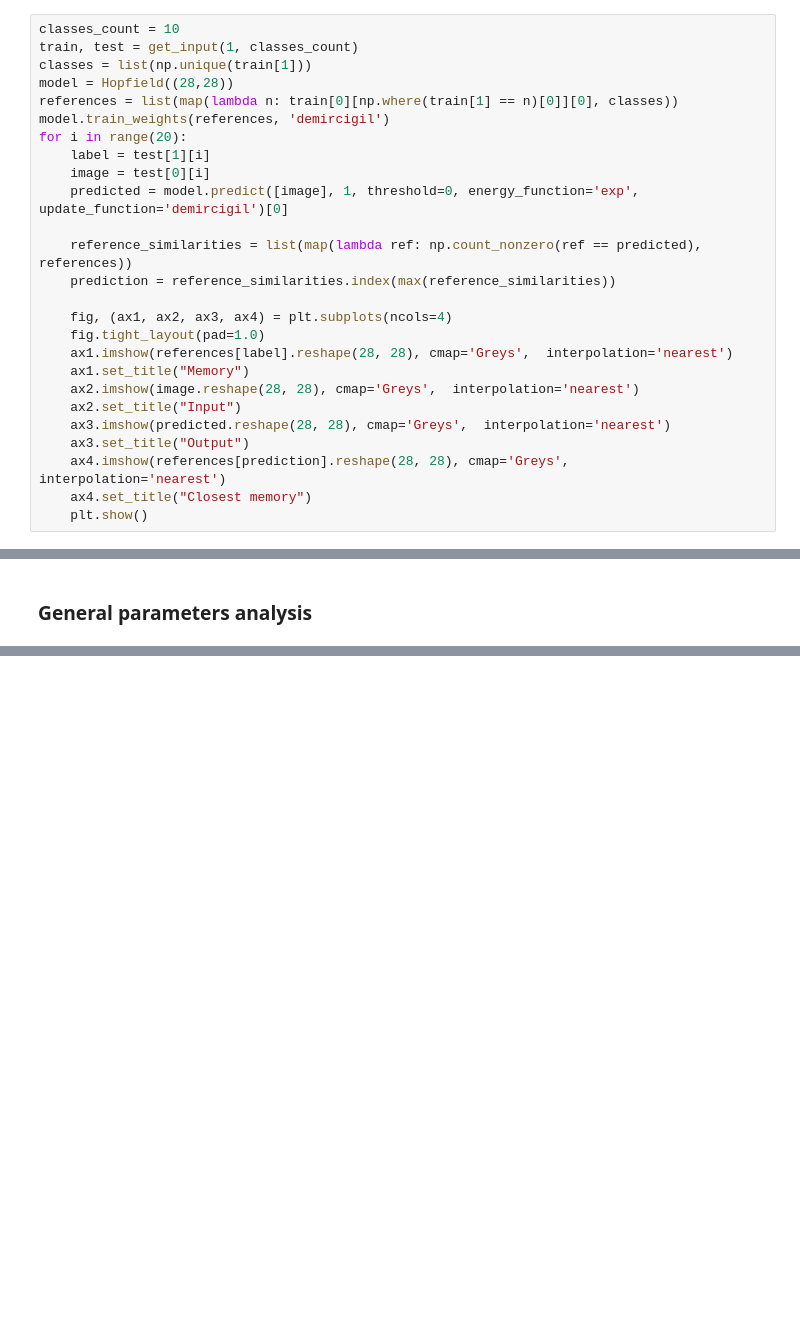
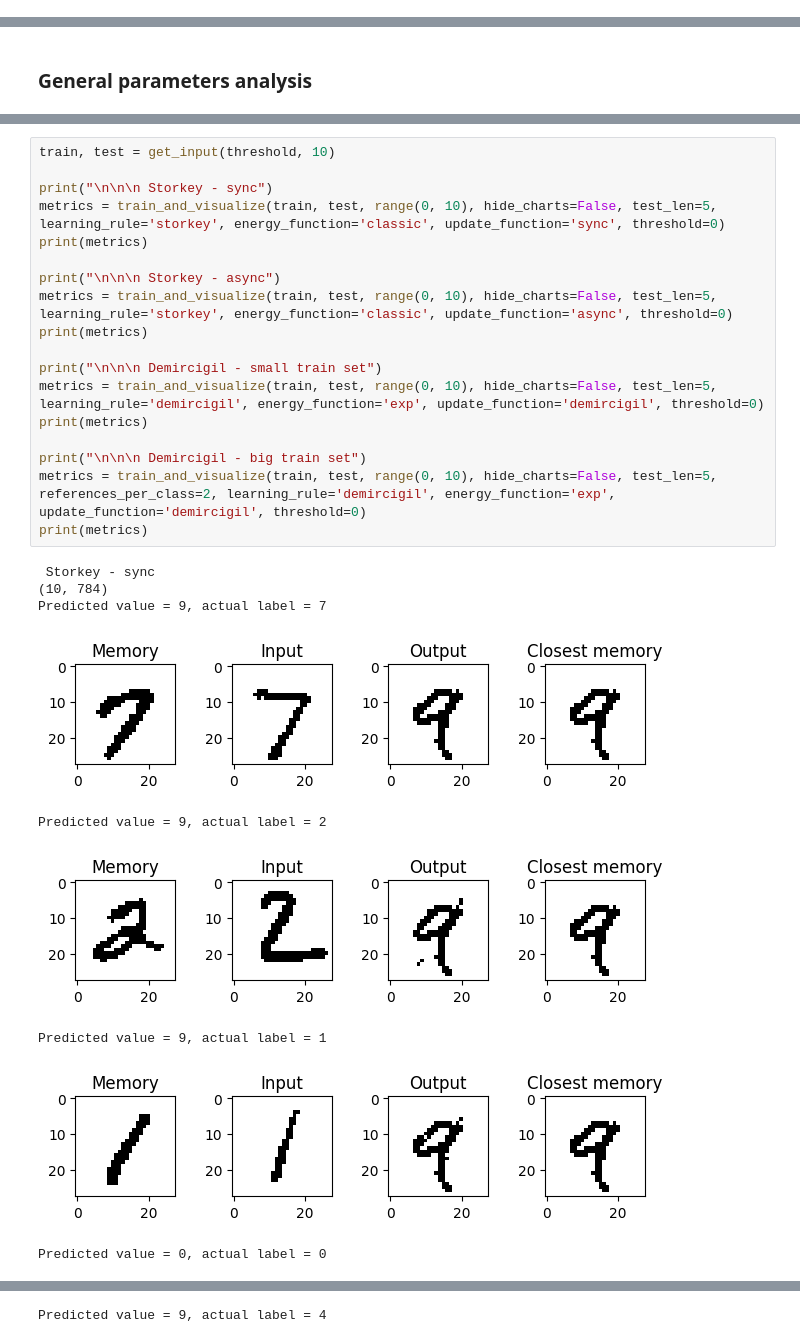
Before and after one commit to volodymyrkir/python_neural_nets, a Jupyter notebook: tasks/task_4.ipynb, the cells around one changed output, grey strips where cells are left out. Saved outputs shown, nothing was run; the diff lists cells and outputs as text; blank space fills up the shorter version.

```diff
--- a/tasks/task_4.ipynb
+++ b/tasks/task_4.ipynb
@@ -190,29 +69,3 @@ def train_and_visualize(train, test, classes, hide_charts = False, test_len=20,
         precision_score(test_metrics, predictions, average='macro', zero_division=0)
     )
     return metrics
-# %%
-classes_count = 10
-train, test = get_input(1, classes_count)
-classes = list(np.unique(train[1]))
-model = Hopfield((28,28))
-references = list(map(lambda n: train[0][np.where(train[1] == n)[0]][0], classes))
-model.train_weights(references, 'demircigil')
-for i in range(20):
-    label = test[1][i]
-    image = test[0][i]
-    predicted = model.predict([image], 1, threshold=0, energy_function='exp', update_function='demircigil')[0]
-
-    reference_similarities = list(map(lambda ref: np.count_nonzero(ref == predicted), references))
-    prediction = reference_similarities.index(max(reference_similarities))
-
-    fig, (ax1, ax2, ax3, ax4) = plt.subplots(ncols=4)
-    fig.tight_layout(pad=1.0)
-    ax1.imshow(references[label].reshape(28, 28), cmap='Greys',  interpolation='nearest')
-    ax1.set_title("Memory")
-    ax2.imshow(image.reshape(28, 28), cmap='Greys',  interpolation='nearest')
-    ax2.set_title("Input")
-    ax3.imshow(predicted.reshape(28, 28), cmap='Greys',  interpolation='nearest')
-    ax3.set_title("Output")
-    ax4.imshow(references[prediction].reshape(28, 28), cmap='Greys',  interpolation='nearest')
-    ax4.set_title("Closest memory")
-    plt.show()
@@ -344,0 +202,28 @@ For most parameters, the best performance is reached with threshold 0-20.
+# %%
+train, test = get_input(threshold, 10)
+
+print("\n\n\n Storkey - sync")
+metrics = train_and_visualize(train, test, range(0, 10), hide_charts=False, test_len=5, learning_rule='storkey', energy_function='classic', update_function='sync', threshold=0)
+print(metrics)
+
+print("\n\n\n Storkey - async")
+metrics = train_and_visualize(train, test, range(0, 10), hide_charts=False, test_len=5, learning_rule='storkey', energy_function='classic', update_function='async', threshold=0)
+print(metrics)
+
+print("\n\n\n Demircigil - small train set")
+metrics = train_and_visualize(train, test, range(0, 10), hide_charts=False, test_len=5, learning_rule='demircigil', energy_function='exp', update_function='demircigil', threshold=0)
+print(metrics)
+
+print("\n\n\n Demircigil - big train set")
+metrics = train_and_visualize(train, test, range(0, 10), hide_charts=False, test_len=5, references_per_class=2, learning_rule='demircigil', energy_function='exp', update_function='demircigil', threshold=0)
+print(metrics)
+# %% [output]
+ Storkey - sync
+(10, 784)
+Predicted value = 9, actual label = 7
+[figure, added]
+Predicted value = 9, actual label = 2
+[figure, added]
+Predicted value = 9, actual label = 1
+[figure, added]
+Predicted value = 0, actual label = 0
@@ -344,0 +231 @@ For most parameters, the best performance is reached with threshold 0-20.
+Predicted value = 9, actual label = 4
```
Also changed, not shown: parts of 13 cells of this notebook.
